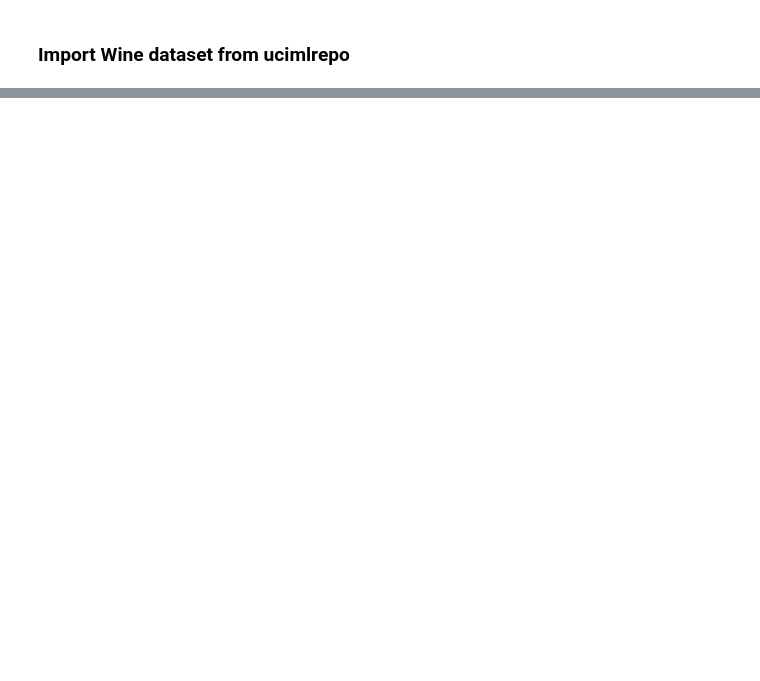
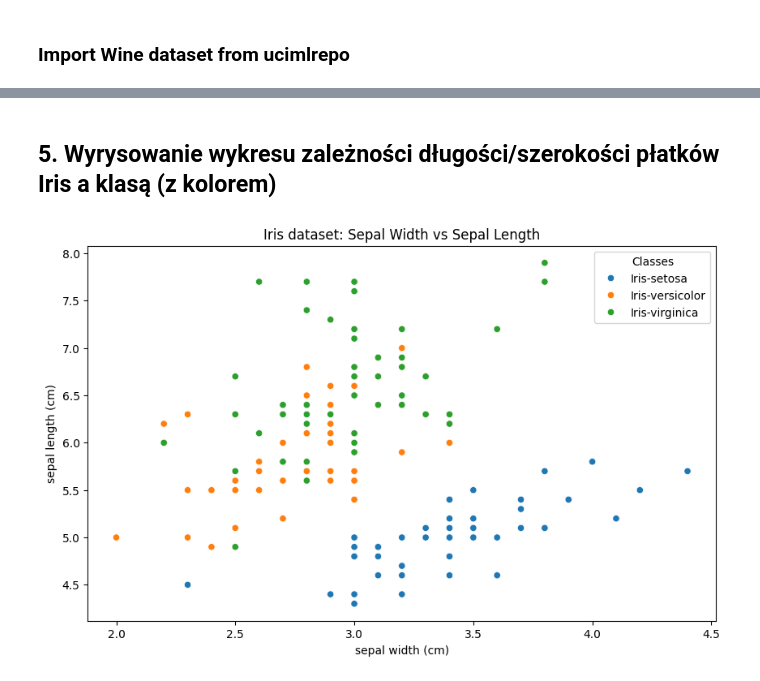
Before and after one commit to piotrdurniat/ml-l0-principal-component-analysis, a Jupyter notebook: uczenie-maszynowe-lab-0.ipynb, the cells around one changed output, grey strips where cells are left out. Drawn from its saved outputs; the diff is of its cells as text; code cells hidden in the pictures; blank space fills up the shorter version.

Commit message:
"Ex. 5 Sepal width vs sepal length chart"

```diff
--- a/uczenie-maszynowe-lab-0.ipynb
+++ b/uczenie-maszynowe-lab-0.ipynb
@@ -104,0 +46,23 @@ print(X)
+# %% [markdown]
+## 5. Wyrysowanie wykresu zależności długości/szerokości płatków Iris a klasą (z kolorem)
+# %%
+import seaborn as sns
+import matplotlib.pyplot as plt
+
+# Type definitions:
+# https://github.com/uci-ml-repo/ucimlrepo?tab=readme-ov-file#parameters
+
+iris.data.features.head()
+
+X = iris.data.features
+y = iris.data.targets
+
+plt.figure(figsize=(10, 6))
+scatter_plot = sns.scatterplot(x=X['sepal width'], y=X['sepal length'], hue=y['class'])
+plt.title('Iris dataset: Sepal Width vs Sepal Length')
+plt.legend(title='Classes')
+plt.xlabel('sepal width (cm)')
+plt.ylabel('sepal length (cm)')
+plt.show()
+# %% [output]
+[figure, added]
```
Also changed, not shown: parts of 8 cells of this notebook, 1 other file.
